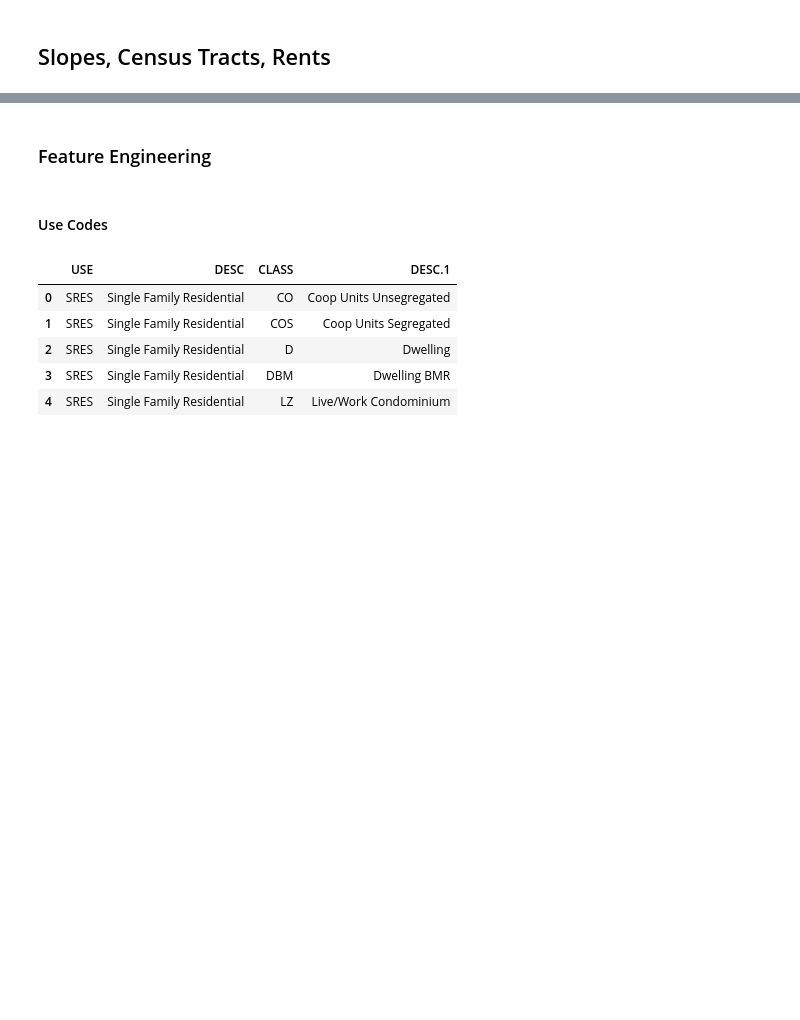
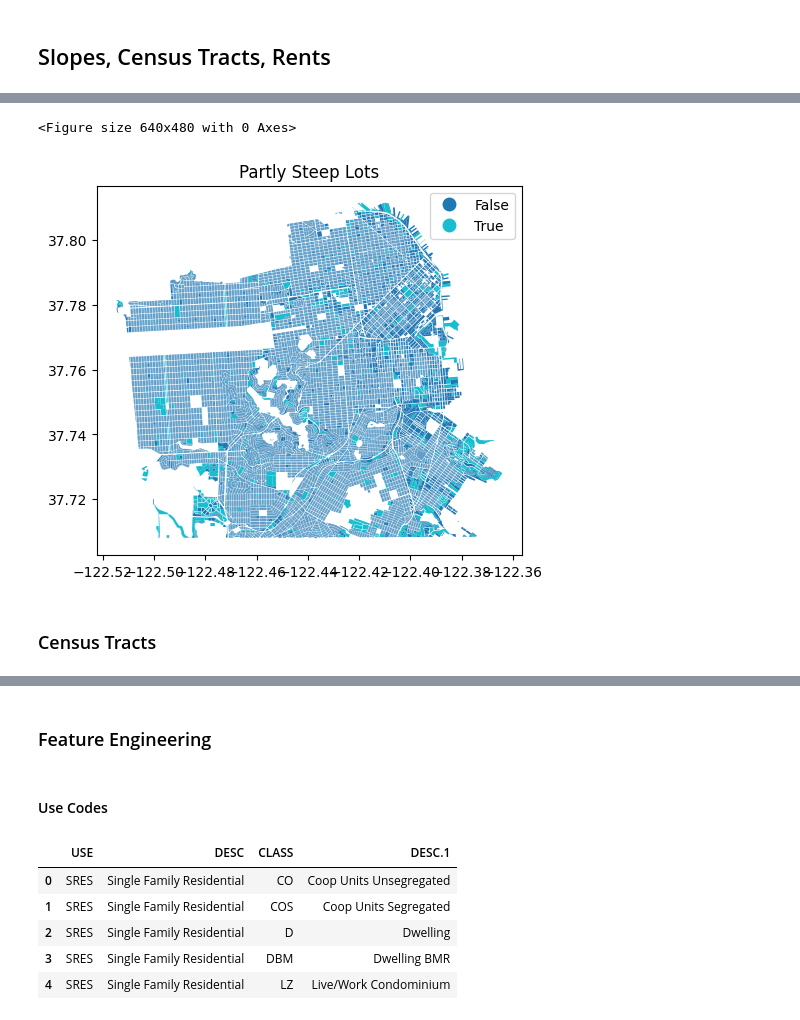
Before and after one commit to sdamerdji/dissertation, a Jupyter notebook: pdev/clean3.ipynb, the cells around one changed output, grey strips where cells are left out. Saved outputs shown, nothing was run; the diff lists cells and outputs as text; code cells hidden in the pictures; blank space fills up the shorter version.

```diff
--- a/pdev/clean3.ipynb
+++ b/pdev/clean3.ipynb
@@ -151,0 +159,2 @@ full_df5 = full_df5[full_df5.FBA.notna() &
+# %%
+full_df4_slopes2 = full_df4_slopes2.rename({'index_right': 'steep_lot'}, axis=1)
@@ -151,0 +163,2 @@ full_df5 = full_df5[full_df5.FBA.notna() &
+# %%
+full_df4_slopes2.steep_lot = full_df4_slopes2.steep_lot.notna()
@@ -151,0 +173,5 @@ full_df5 = full_df5[full_df5.FBA.notna() &
+# %%
+full_df4_slopes2[['CANTID_blklot_backup', 'CANTID_geometry_backup']] = full_df4_slopes2[['CANTID_blklot_backup',
+                                                                                         'CANTID_geometry_backup']].astype(str)
+# %%
+full_df4_slopes2 = full_df4_slopes2.drop_duplicates()
@@ -151,0 +182,8 @@ full_df5 = full_df5[full_df5.FBA.notna() &
+# %%
+plt.clf()
+full_df4_slopes2.plot(column='steep_lot', legend=True)
+plt.title('Partly Steep Lots')
+plt.show()
+# %% [output]
+<Figure size 640x480 with 0 Axes>
+[figure, added]
@@ -151,0 +194,2 @@ full_df5 = full_df5[full_df5.FBA.notna() &
+# %% [markdown]
+### Census Tracts
```
Also changed, not shown: parts of 66 cells of this notebook, 4 other files.
